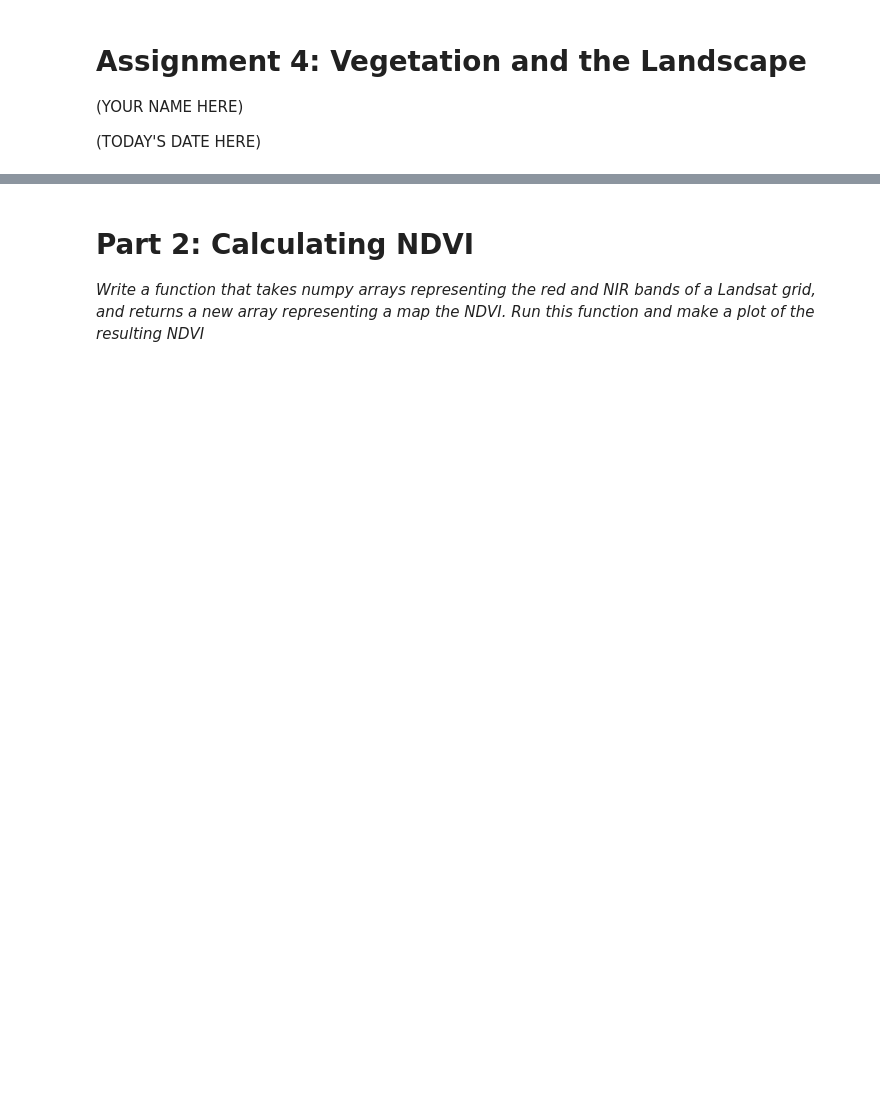
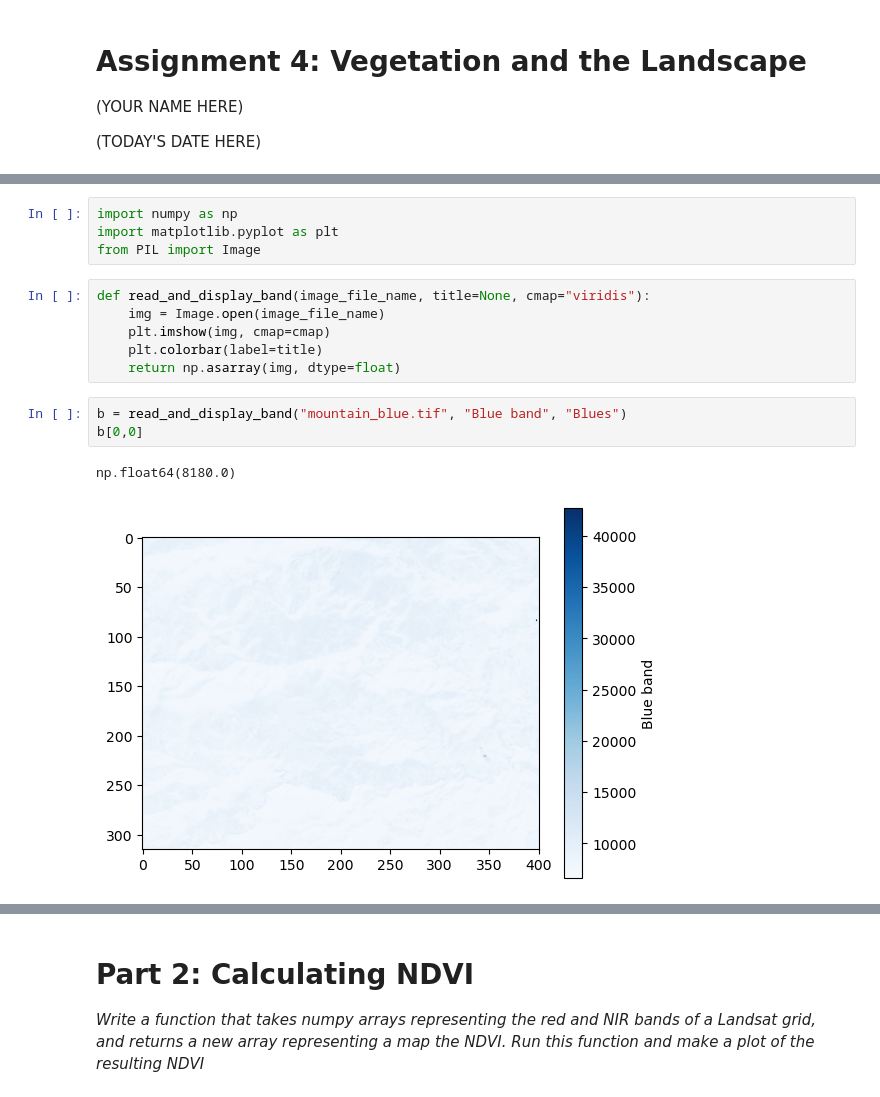
Before and after one commit to IntroPythonEarthsciCUBoulder/intro_py_earthsci_fall_semester2025, a Jupyter notebook: Assignments/assignment4_mapping_with_landsat.ipynb, the cells around one changed output, grey strips where cells are left out. Drawn from its saved outputs; the diff is of its cells as text; blank space fills up the shorter version.

```diff
--- a/Assignments/assignment4_mapping_with_landsat.ipynb
+++ b/Assignments/assignment4_mapping_with_landsat.ipynb
@@ -28,0 +38,16 @@ All data files have the UTM zone 13N coordinate system.  Which means that units
+# %%
+import numpy as np
+import matplotlib.pyplot as plt
+from PIL import Image
+# %%
+def read_and_display_band(image_file_name, title=None, cmap="viridis"):
+    img = Image.open(image_file_name)
+    plt.imshow(img, cmap=cmap)
+    plt.colorbar(label=title)
+    return np.asarray(img, dtype=float)
+# %%
+b = read_and_display_band("mountain_blue.tif", "Blue band", "Blues")
+b[0,0]
+# %% [output]
+np.float64(8180.0)
+[figure, added]
```
Also changed, not shown: parts of 23 cells of this notebook, 4 other files.
